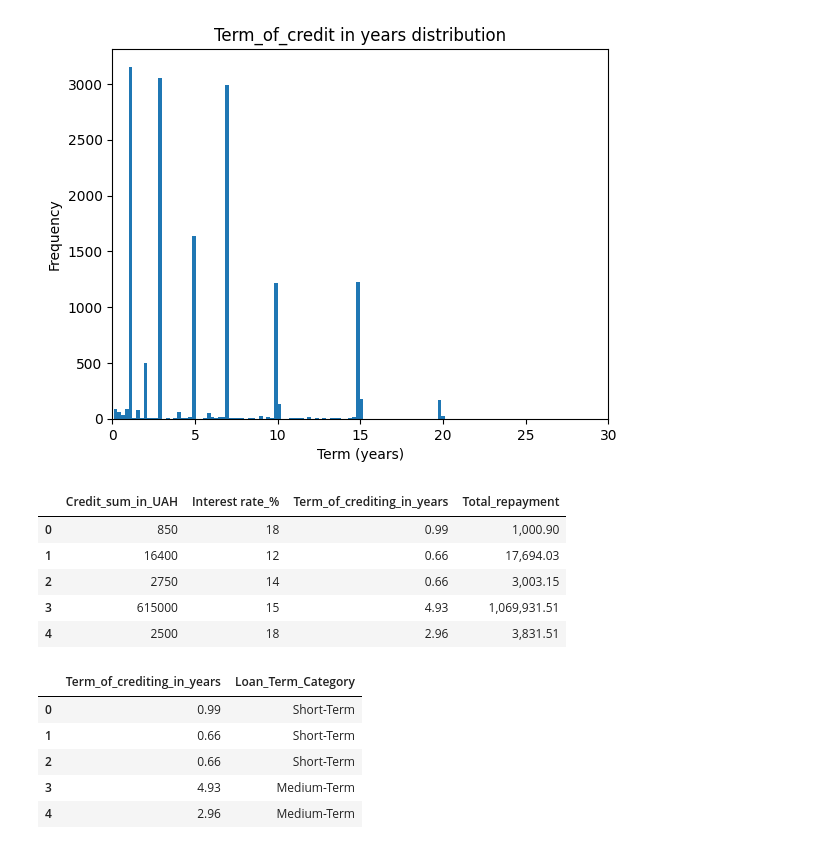
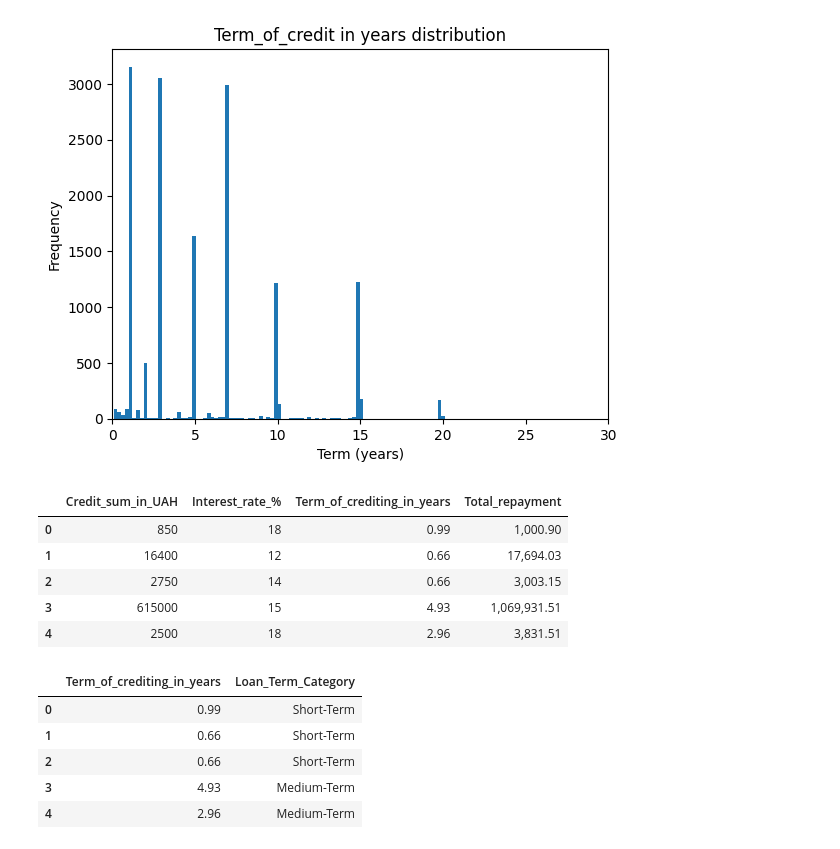
Before and after one commit to fonkurz/feda_labs, a Jupyter notebook: lab1/decision_tree.ipynb, the cells around one changed output. Drawn from its saved outputs; the diff is of its cells as text; code cells hidden in the pictures.

```diff
--- a/lab1/decision_tree.ipynb
+++ b/lab1/decision_tree.ipynb
@@ -32,3 +54,11 @@ There are no missing values in this dataset
+# %%
+df.columns = df.columns.str.strip()
+
+df.rename(columns={'Term_of_crediting_in day': 'Term_of_crediting_in_days',
+                   'Interest rate_%': 'Interest_rate_%',
+                   'Duration_of_stay_in_a_sity ': 'Duration_of_stay_in_a_city',
+                   'Number_of_employees_in_kompany': 'Number_of_employees_in_company',
+                   'goal_credit': 'Goal_credit'}, inplace=True)
 # %%
 df.apply(lambda x: x.unique())
 # %% [output]
@@ -221,8 +239,8 @@ df['Term_of_crediting_in day'].min(), df['Term_of_crediting_in day'].max()
 (30, 109685055)
 # %%
 # Filter the dataset to remove loans with a term longer than 30 years
-df = df[df['Term_of_crediting_in day'] <= 10980]
+df = df[df['Term_of_crediting_in_days'] <= 10980]
 
 # Check the filtered data
-df[['Term_of_crediting_in day']].describe()
+df[['Term_of_crediting_in_days']].describe()
 # %% [output]
@@ -264,8 +282,8 @@ plt.show()
 # %% [output]
 [figure]
 # %%
-df['Term_of_crediting_in_years'] = df['Term_of_crediting_in day']/365
-df.drop(columns=['Term_of_crediting_in day'], inplace=True)
+df['Term_of_crediting_in_years'] = df['Term_of_crediting_in_days']/365
+df.drop(columns=['Term_of_crediting_in_days'], inplace=True)
 
 df[['Term_of_crediting_in_years']].head()
 # %% [output]
@@ -292,11 +310,11 @@ plt.show()
 # %% [output]
 [figure]
 # %%
-df['Total_repayment'] = df['Credit_sum_in_UAH'] * (1 + (df['Interest rate_%'] / 100) * df['Term_of_crediting_in_years'])
+df['Total_repayment'] = df['Credit_sum_in_UAH'] * (1 + (df['Interest_rate_%'] / 100) * df['Term_of_crediting_in_years'])
 pd.options.display.float_format = '{:,.2f}'.format
-df[['Credit_sum_in_UAH', 'Interest rate_%', 'Term_of_crediting_in_years', 'Total_repayment']].head()
+df[['Credit_sum_in_UAH', 'Interest_rate_%', 'Term_of_crediting_in_years', 'Total_repayment']].head()
 # %% [output]
-|  | Credit_sum_in_UAH | Interest rate_% | Term_of_crediting_in_years | Total_repayment |
+|  | Credit_sum_in_UAH | Interest_rate_% | Term_of_crediting_in_years | Total_repayment |
 | 0 | 850 | 18 | 0.99 | 1,000.90 |
 | 1 | 16400 | 12 | 0.66 | 17,694.03 |
 | 2 | 2750 | 14 | 0.66 | 3,003.15 |
```
Also changed, not shown: parts of 17 cells of this notebook.
